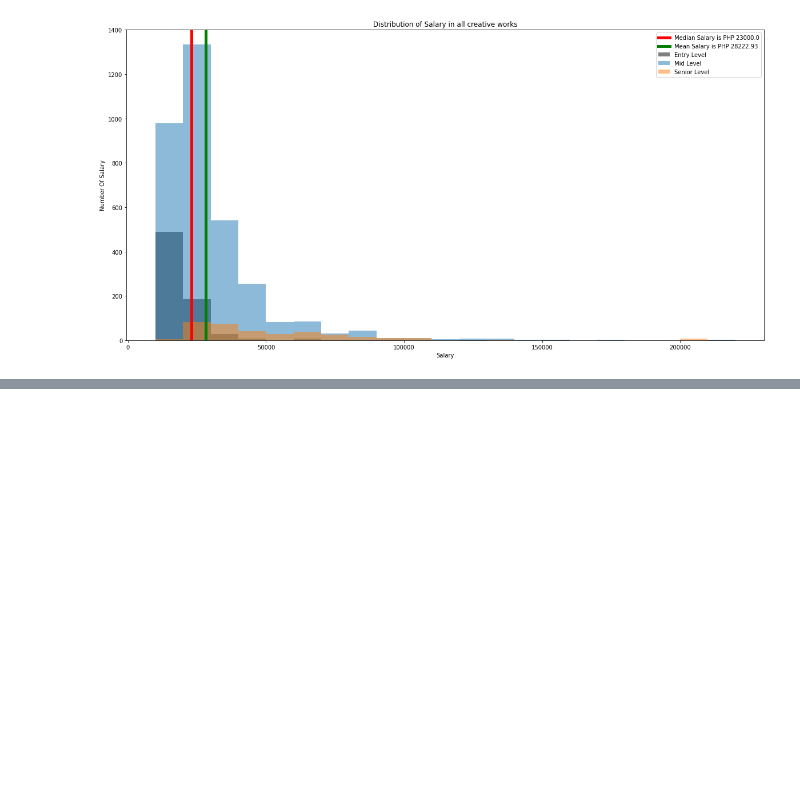
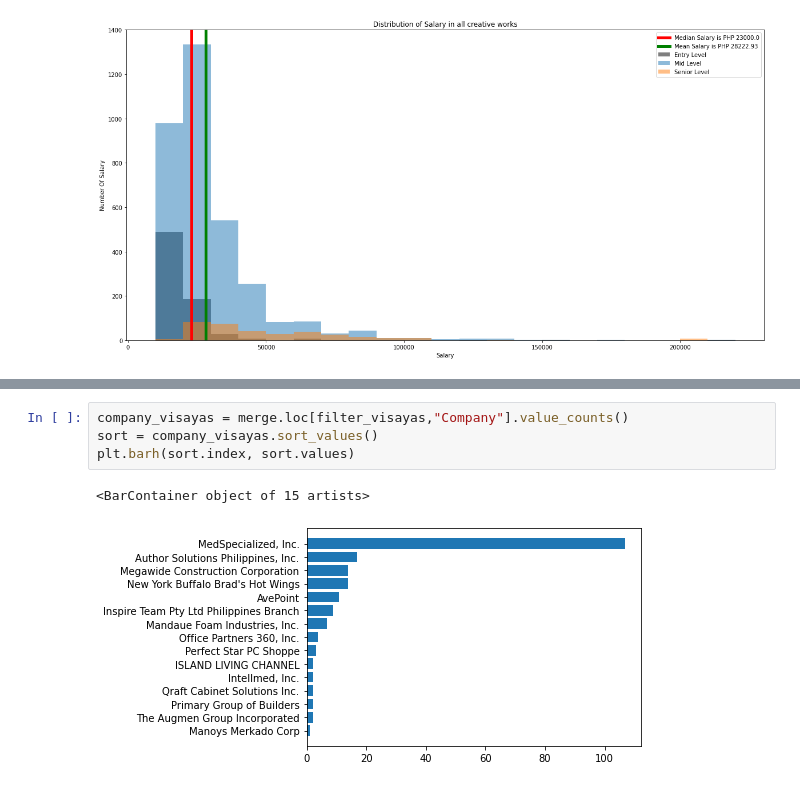
Before and after one commit to jvicrosario1106/husay_project_task, a Jupyter notebook: Data Analysis/Jobstreet Analysis/compilation.ipynb, the cells around one changed output, grey strips where cells are left out. Saved outputs shown, nothing was run; the diff lists cells and outputs as text; blank space fills up the shorter version.

```diff
--- a/Data Analysis/Jobstreet Analysis/compilation.ipynb
+++ b/Data Analysis/Jobstreet Analysis/compilation.ipynb
@@ -330,0 +345,7 @@ plt.legend(["Median Salary is PHP {}".format(df_combine_salary["Combine Salary"]
+# %%
+company_visayas = merge.loc[filter_visayas,"Company"].value_counts()
+sort = company_visayas.sort_values()
+plt.barh(sort.index, sort.values)
+# %% [output]
+<BarContainer object of 15 artists>
+[figure, added]
```
Also changed, not shown: parts of 3 cells of this notebook, 1 other file.
